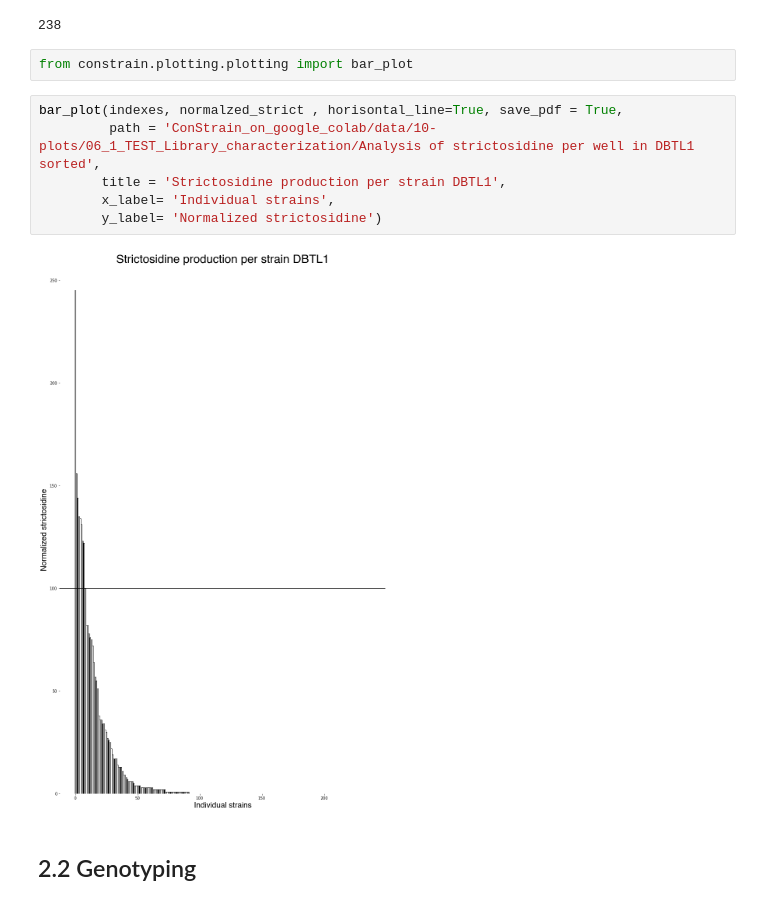
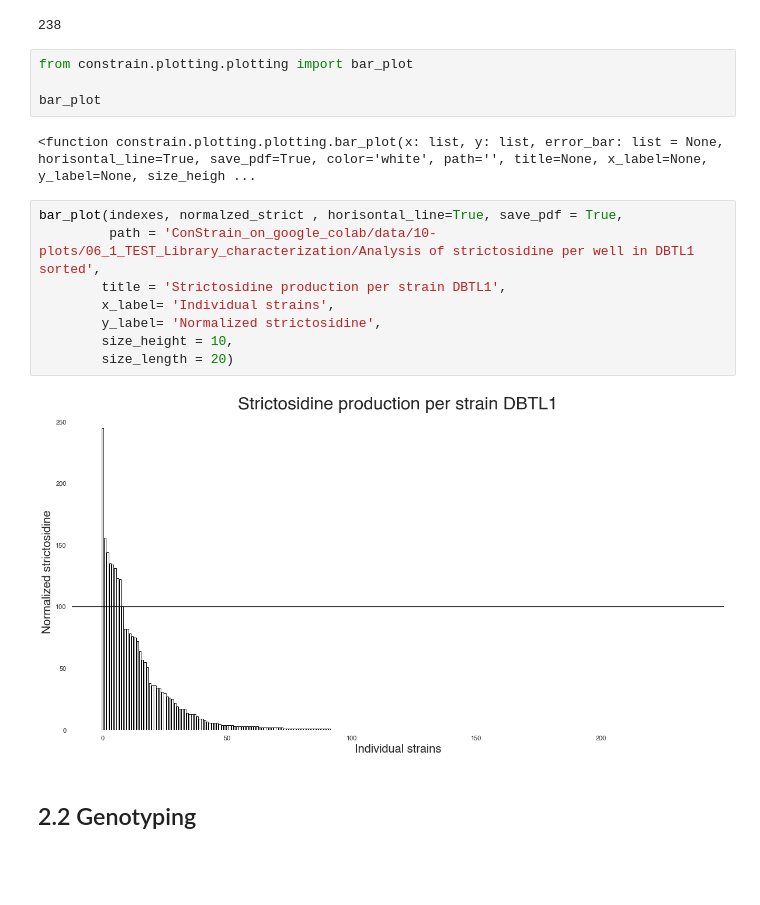
Before and after one commit to hiyama341/ConStrain, a Jupyter notebook: colab_notebooks/06_1_TEST_LibraryCharacterisation.ipynb, the cells around one changed output. Cells and saved outputs as stored; diff of their text form; blank space fills up the shorter version.

```diff
--- a/colab_notebooks/06_1_TEST_LibraryCharacterisation.ipynb
+++ b/colab_notebooks/06_1_TEST_LibraryCharacterisation.ipynb
@@ -396,14 +396,20 @@ print(len(indexes))
 238
 # %%
 from constrain.plotting.plotting import bar_plot
+
+bar_plot
+# %% [output]
+<function constrain.plotting.plotting.bar_plot(x: list, y: list, error_bar: list = None, horisontal_line=True, save_pdf=True, color='white', path='', title=None, x_label=None, y_label=None, size_heigh ...
 # %%
 bar_plot(indexes, normalzed_strict , horisontal_line=True, save_pdf = True,
          path = 'ConStrain_on_google_colab/data/10-plots/06_1_TEST_Library_characterization/Analysis of strictosidine per well in DBTL1 sorted',
         title = 'Strictosidine production per strain DBTL1',
         x_label= 'Individual strains',
-        y_label= 'Normalized strictosidine')
+        y_label= 'Normalized strictosidine',
+        size_height = 10,
+        size_length = 20)
 # %% [output]
-[figure, old version]
+[figure, new version]
 # %% [markdown]
 ## 2.2 Genotyping
 # %% [markdown]
```
